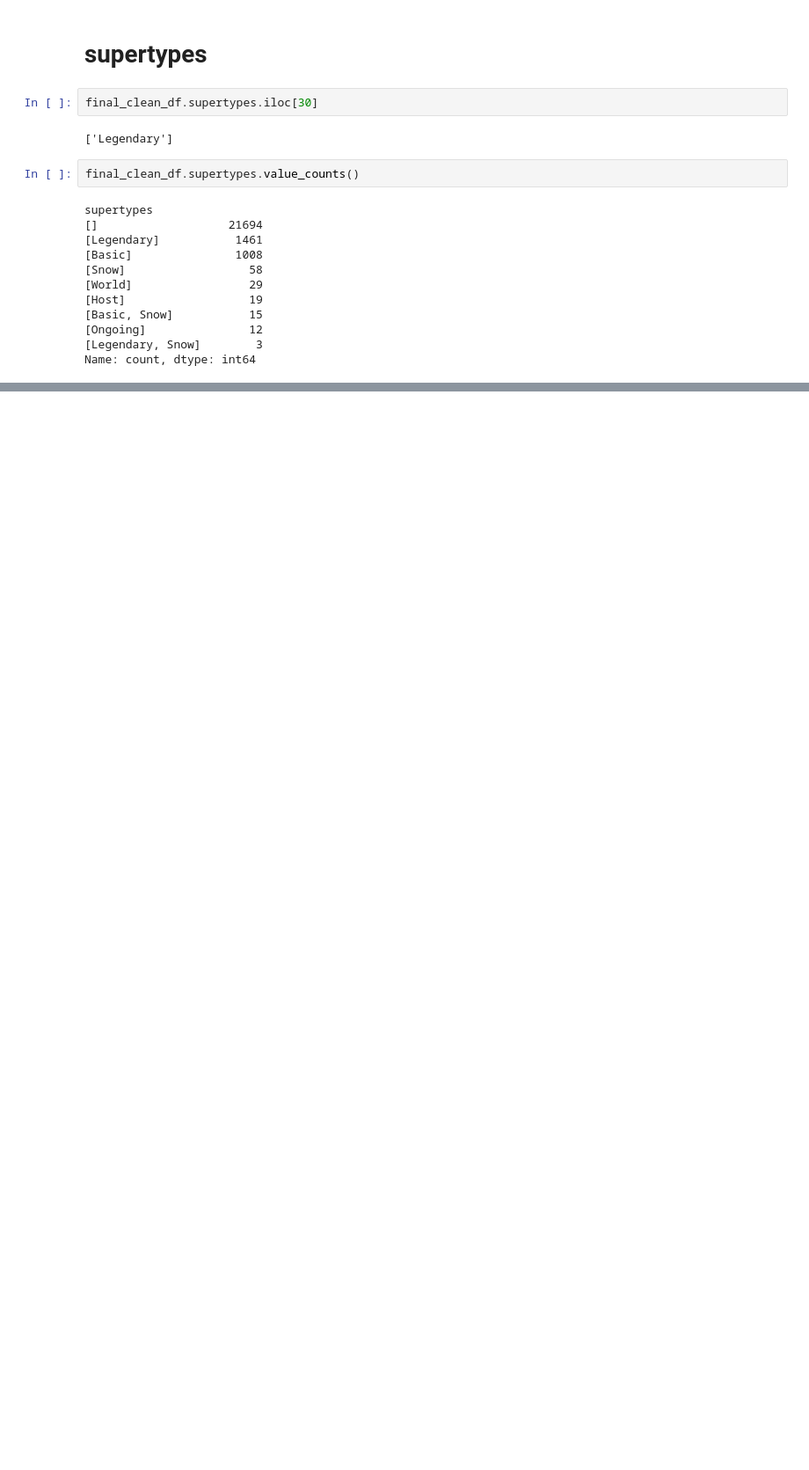
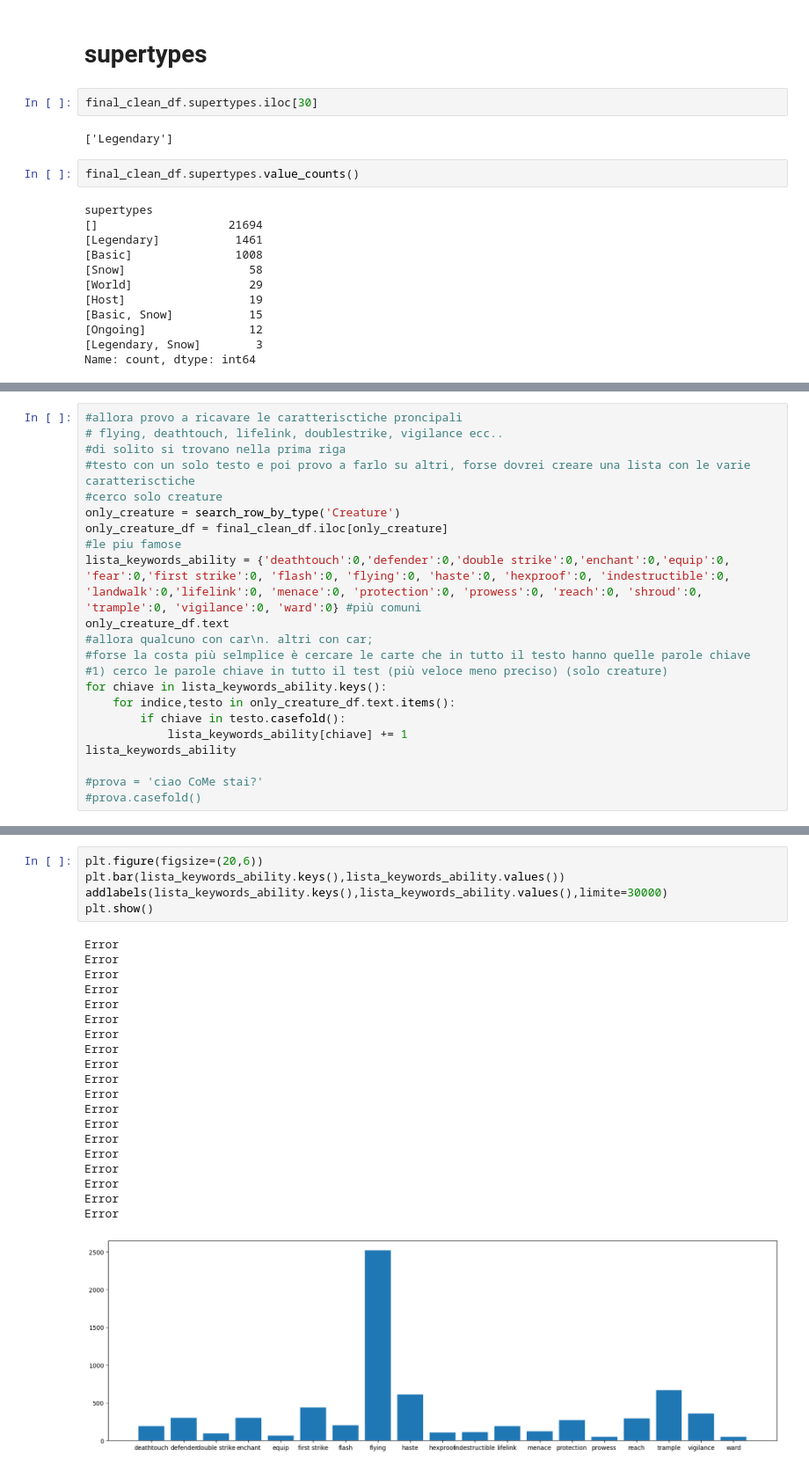
Before and after one commit to Mariodraghidicomodo/elaborato, a Jupyter notebook: progetto_data_scienze/codice/Some_Plots/Plot_final_df.ipynb, the cells around one changed output, grey strips where cells are left out. Shown at 88% size. Cells and saved outputs as stored; diff of their text form; blank space fills up the shorter version.

Commit message:
plot text

```diff
--- a/progetto_data_scienze/codice/Some_Plots/Plot_final_df.ipynb
+++ b/progetto_data_scienze/codice/Some_Plots/Plot_final_df.ipynb
@@ -751,0 +926,22 @@ Name: count, dtype: int64
+# %%
+#allora provo a ricavare le caratterisctiche proncipali
+# flying, deathtouch, lifelink, doublestrike, vigilance ecc..
+#di solito si trovano nella prima riga
+#testo con un solo testo e poi provo a farlo su altri, forse dovrei creare una lista con le varie caratterisctiche
+#cerco solo creature
+only_creature = search_row_by_type('Creature')
+only_creature_df = final_clean_df.iloc[only_creature]
+#le piu famose
+lista_keywords_ability = {'deathtouch':0,'defender':0,'double strike':0,'enchant':0,'equip':0, 'fear':0,'first strike':0, 'flash':0, 'flying':0, 'haste':0, 'hexproof':0, 'indestructible':0, 'landwalk':0,'lifelink':0, 'menace':0, 'protection':0, 'prowess':0, 'reach':0, 'shroud':0, 'trample':0, 'vigilance':0, 'ward':0} #più comuni
+only_creature_df.text
+#allora qualcuno con car\n. altri con car;
+#forse la costa più selmplice è cercare le carte che in tutto il testo hanno quelle parole chiave
+#1) cerco le parole chiave in tutto il test (più veloce meno preciso) (solo creature)
+for chiave in lista_keywords_ability.keys():
+    for indice,testo in only_creature_df.text.items():
+        if chiave in testo.casefold():
+            lista_keywords_ability[chiave] += 1
+lista_keywords_ability
+
+#prova = 'ciao CoMe stai?'
+#prova.casefold()
@@ -751,0 +966,26 @@ Name: count, dtype: int64
+# %%
+plt.figure(figsize=(20,6))
+plt.bar(lista_keywords_ability.keys(),lista_keywords_ability.values())
+addlabels(lista_keywords_ability.keys(),lista_keywords_ability.values(),limite=30000)
+plt.show()
+# %% [output]
+Error
+Error
+Error
+Error
+Error
+Error
+Error
+Error
+Error
+Error
+Error
+Error
+Error
+Error
+Error
+Error
+Error
+Error
+Error
+[figure, added]
```
Also changed, not shown: parts of 6 cells of this notebook.
